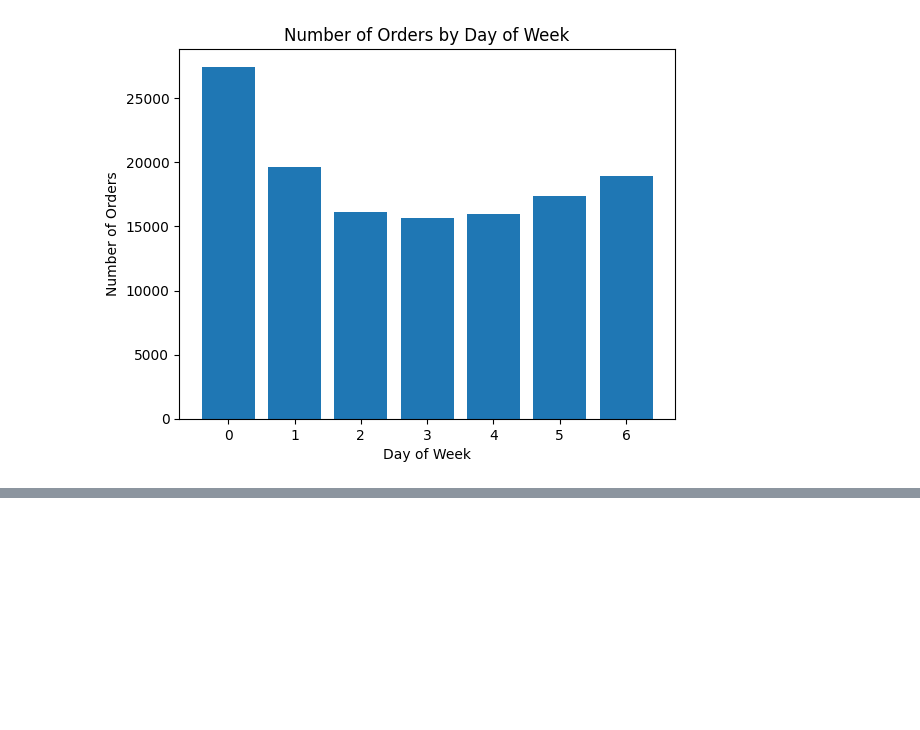
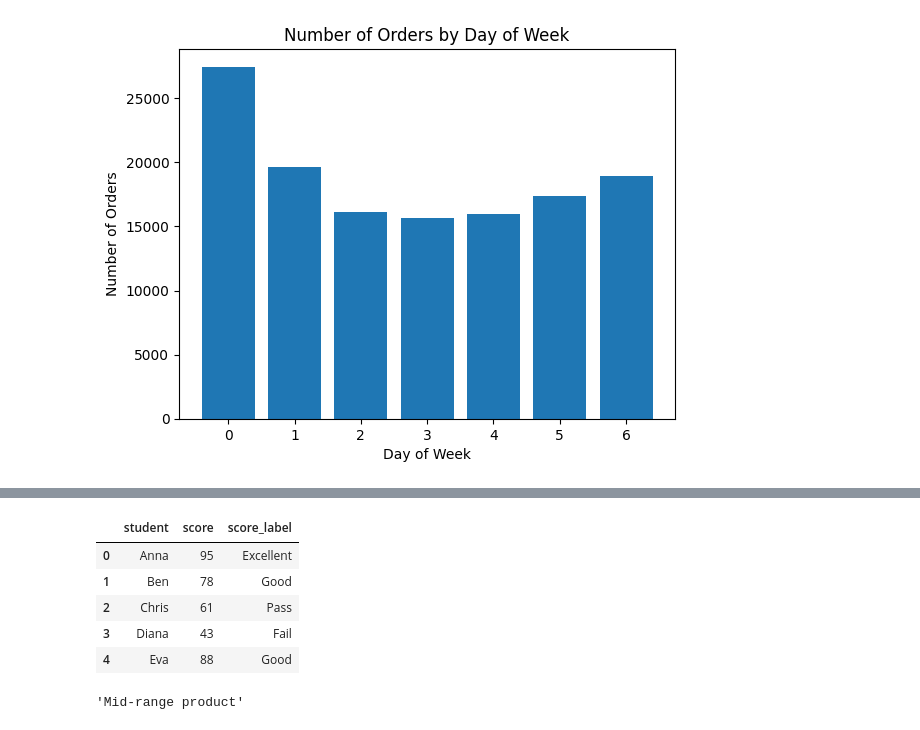
Before and after one commit to nnaneas/data-analytics-with-python, a Jupyter notebook: notebook/07_instacart_analysis.ipynb, the cells around one changed output, grey strips where cells are left out. Saved outputs shown, nothing was run; the diff lists cells and outputs as text; code cells hidden in the pictures; blank space fills up the shorter version.

```diff
--- a/notebook/07_instacart_analysis.ipynb
+++ b/notebook/07_instacart_analysis.ipynb
@@ -109,0 +150,22 @@ plt.show()
+# %%
+df_scores["score_label"] = [score_label(i) for i in df_scores["score"]]
+df_scores
+# %% [output]
+|  | student | score | score_label |
+| 0 | Anna | 95 | Excellent |
+| 1 | Ben | 78 | Good |
+| 2 | Chris | 61 | Pass |
+| 3 | Diana | 43 | Fail |
+| 4 | Eva | 88 | Good |
+# %%
+def classify_price(price, low=5, high=15):
+    if price <= low:
+        return "Low-range product"
+    elif price <= high:
+        return "Mid-range product"
+    else:
+        return "High-range product"
+
+classify_price(9)
+# %% [output]
+'Mid-range product'
```
Also changed, not shown: parts of 11 cells of this notebook.
